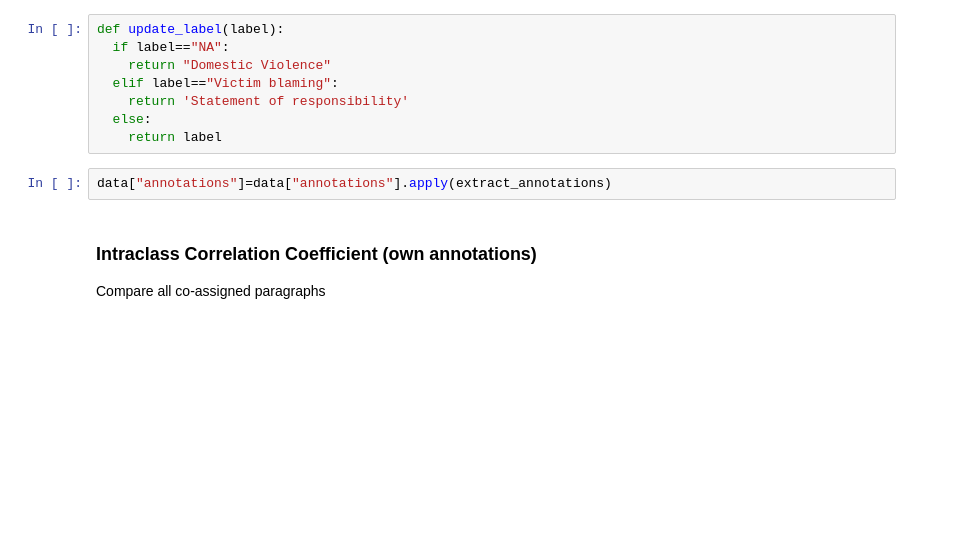
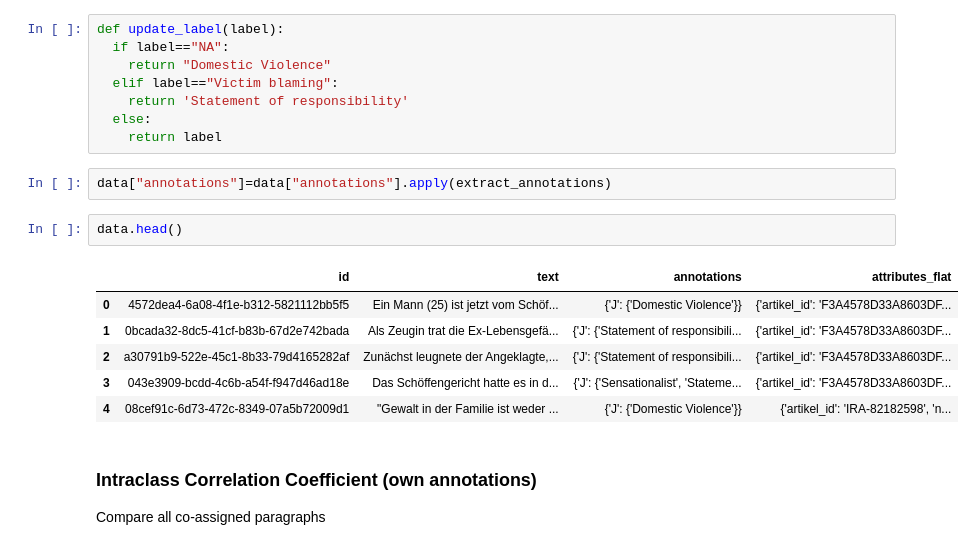
Before and after one commit to blue-create/langlens, a Jupyter notebook: annotations.ipynb, the cells around one changed output. Drawn from its saved outputs; the diff is of its cells as text; blank space fills up the shorter version.

Commit message:
add evaluation of annotations

```diff
--- a/annotations.ipynb
+++ b/annotations.ipynb
@@ -65,6 +65,15 @@ def update_label(label):
     return label
 # %%
 data["annotations"]=data["annotations"].apply(extract_annotations)
+# %%
+data.head()
+# %% [output]
+|  | id | text | annotations | attributes_flat |
+| 0 | 4572dea4-6a08-4f1e-b312-5821112bb5f5 | Ein Mann (25) ist jetzt vom Schöf... | {'J': {'Domestic Violence'}} | {'artikel_id': 'F3A4578D33A8603DF... |
+| 1 | 0bcada32-8dc5-41cf-b83b-67d2e742bada | Als Zeugin trat die Ex-Lebensgefä... | {'J': {'Statement of responsibili... | {'artikel_id': 'F3A4578D33A8603DF... |
+| 2 | a30791b9-522e-45c1-8b33-79d4165282af | Zunächst leugnete der Angeklagte,... | {'J': {'Statement of responsibili... | {'artikel_id': 'F3A4578D33A8603DF... |
+| 3 | 043e3909-bcdd-4c6b-a54f-f947d46ad18e | Das Schöffengericht hatte es in d... | {'J': {'Sensationalist', 'Stateme... | {'artikel_id': 'F3A4578D33A8603DF... |
+| 4 | 08cef91c-6d73-472c-8349-07a5b72009d1 | "Gewalt in der Familie ist weder ... | {'J': {'Domestic Violence'}} | {'artikel_id': 'IRA-82182598', 'n... |
 # %% [markdown]
 ### Intraclass Correlation Coefficient (own annotations)
 Compare all co-assigned paragraphs
```
Also changed, not shown: parts of 15 cells of this notebook.
